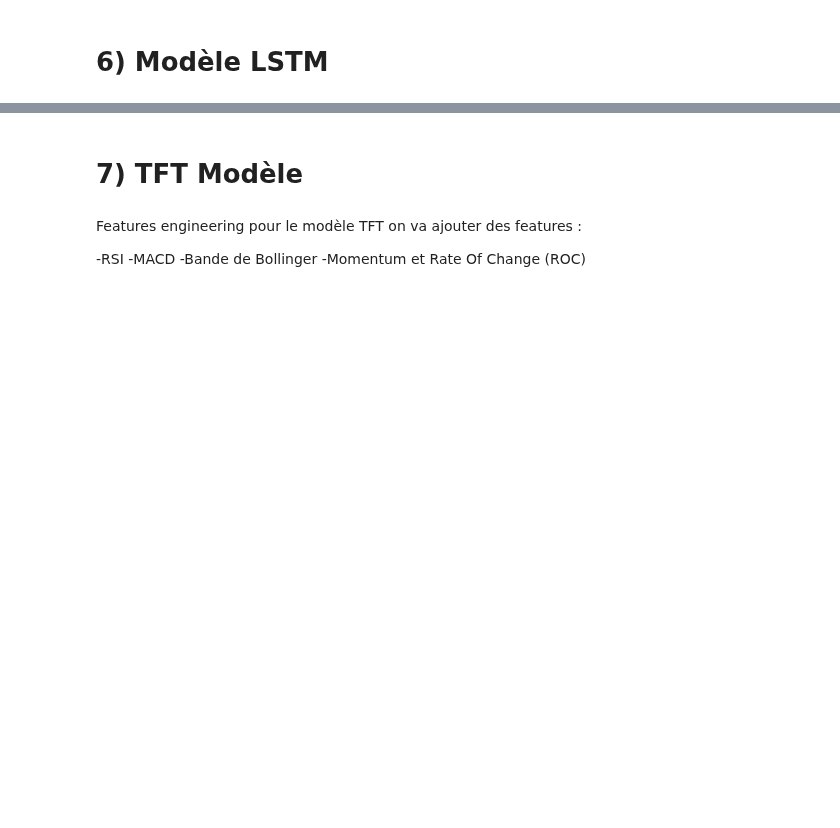
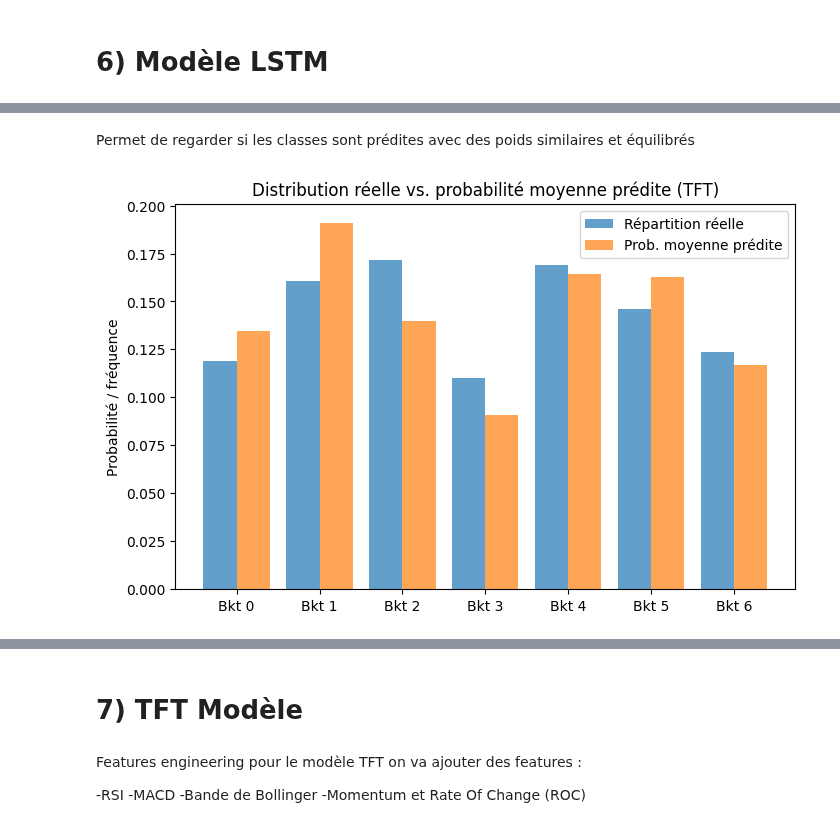
Before and after one commit to ugom2002/projet_DL, a Jupyter notebook: Projet_DL.ipynb, the cells around one changed output, grey strips where cells are left out. Drawn from its saved outputs; the diff is of its cells as text; code cells hidden in the pictures; blank space fills up the shorter version.

```diff
--- a/Projet_DL.ipynb
+++ b/Projet_DL.ipynb
@@ -511,0 +462,15 @@ KeyboardInterrupt:
+# %% [markdown]
+Permet de regarder si les classes sont prédites avec des poids similaires et équilibrés
+# %%
+mean_proba = y_proba.mean(axis=0)
+
+plt.figure(figsize=(8,5))
+plt.bar(indices - bar_width/2, true_freq, width=bar_width, alpha=0.7, label="Répartition réelle")
+plt.bar(indices + bar_width/2, mean_proba, width=bar_width, alpha=0.7, label="Prob. moyenne prédite")
+plt.xticks(indices, [f"Bkt {i}" for i in indices])
+plt.ylabel("Probabilité / fréquence")
+plt.title("Distribution réelle vs. probabilité moyenne prédite (TFT)")
+plt.legend()
+plt.show()
+# %% [output]
+[figure, added]
```
Also changed, not shown: parts of 28 cells of this notebook.
